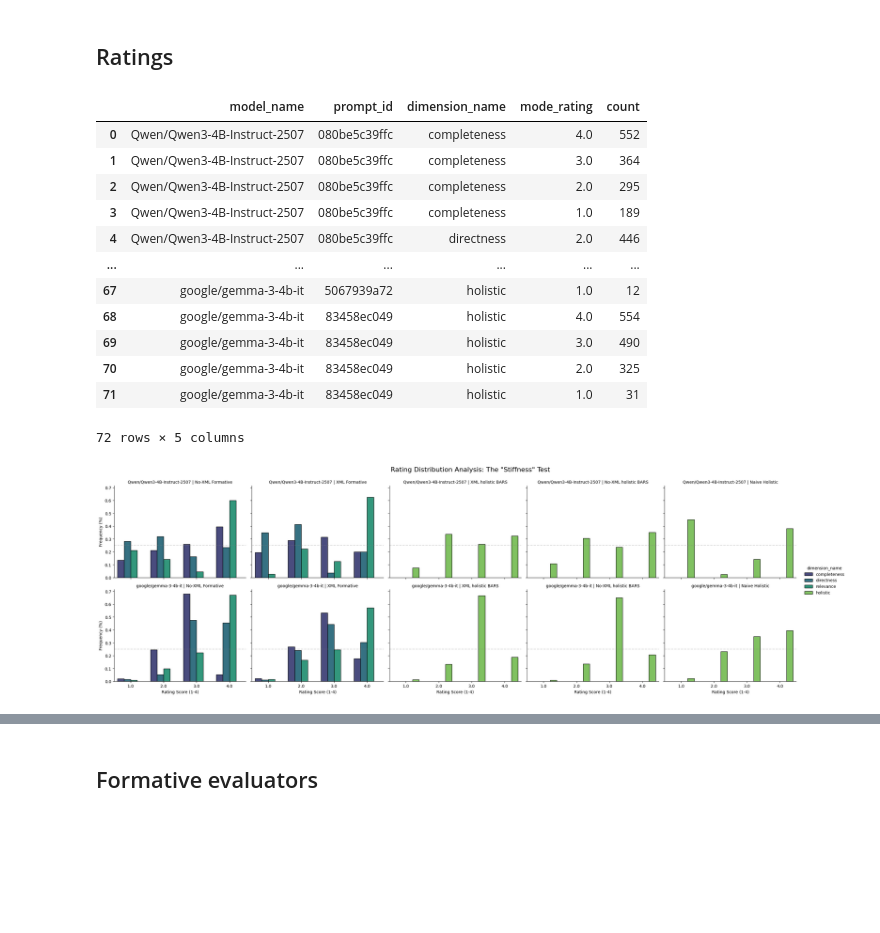
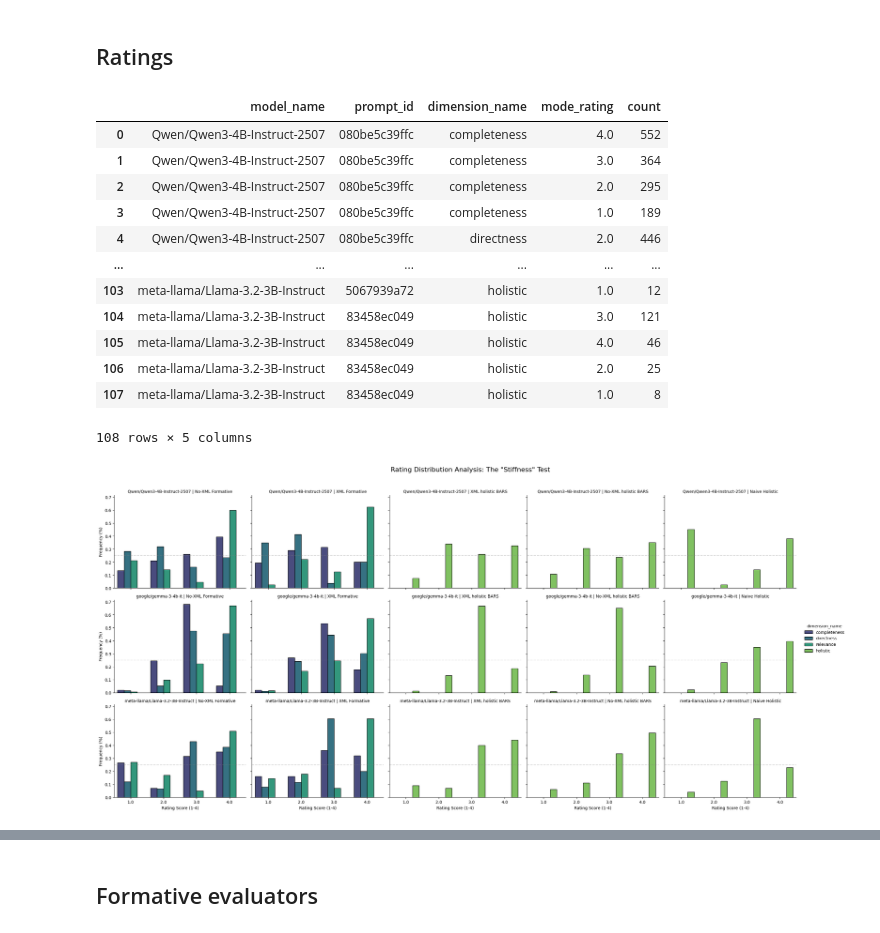
Before and after one commit to wouterbarter/AI_thesis_public, a Jupyter notebook: notebooks/QA_McGill_analysis.ipynb, the cells around one changed output, grey strips where cells are left out. Drawn from its saved outputs; the diff is of its cells as text; code cells hidden in the pictures; blank space fills up the shorter version.

```diff
--- a/notebooks/QA_McGill_analysis.ipynb
+++ b/notebooks/QA_McGill_analysis.ipynb
@@ -160,7 +144,8 @@ final_df['is_xml'] = final_df['prompt_description'].apply(
 
 # Extract Prompt Type (Holistic vs Formative)
 final_df['prompt_type'] = final_df['prompt_description'].apply(
-    lambda x: "formative" if "formative" in str(x) else ("holistic" if "holistic" in str(x) else "unknown")
+    lambda x: "formative" if "formative" in str(x) else (
+        "holistic" if "holistic" in str(x) else "unknown")
 )
 
 # Extract Method (BARS vs Baseline)
@@ -196,7 +181,8 @@ final_df['llm_disagreement_avg'] = (
 # %% [markdown]
 - difference between mean and mode rating
 # %%
-final_df['diff_mean_mode'] = abs(final_df['mean_rating'] - final_df['mode_rating'])
+final_df['diff_mean_mode'] = abs(
+    final_df['mean_rating'] - final_df['mode_rating'])
 # %% [markdown]
 - Token counts
 # %%
@@ -286,12 +274,12 @@ final_df.groupby(experimental_groups)[
 | 3 | Qwen/Qwen3-4B-Instruct-2507 | 080be5c39ffc | completeness | 1.0 | 189 |
 | 4 | Qwen/Qwen3-4B-Instruct-2507 | 080be5c39ffc | directness | 2.0 | 446 |
 | ... | ... | ... | ... | ... | ... |
-| 67 | google/gemma-3-4b-it | 5067939a72 | holistic | 1.0 | 12 |
-| 68 | google/gemma-3-4b-it | 83458ec049 | holistic | 4.0 | 554 |
-| 69 | google/gemma-3-4b-it | 83458ec049 | holistic | 3.0 | 490 |
-| 70 | google/gemma-3-4b-it | 83458ec049 | holistic | 2.0 | 325 |
-| 71 | google/gemma-3-4b-it | 83458ec049 | holistic | 1.0 | 31 |
+| 103 | meta-llama/Llama-3.2-3B-Instruct | 5067939a72 | holistic | 1.0 | 12 |
+| 104 | meta-llama/Llama-3.2-3B-Instruct | 83458ec049 | holistic | 3.0 | 121 |
+| 105 | meta-llama/Llama-3.2-3B-Instruct | 83458ec049 | holistic | 4.0 | 46 |
+| 106 | meta-llama/Llama-3.2-3B-Instruct | 83458ec049 | holistic | 2.0 | 25 |
+| 107 | meta-llama/Llama-3.2-3B-Instruct | 83458ec049 | holistic | 1.0 | 8 |
-72 rows × 5 columns
+108 rows × 5 columns
 # %%
 import pandas as pd
 import seaborn as sns
@@ -302,7 +290,8 @@ experimental_groups = ['model_name', 'prompt_id', 'dimension_name']
 
 # 2. Calculate Normalized Counts (Percentage distribution of ratings 1-4)
 # We use normalize=True to get percentages, which is better for comparing distributions
-rating_dist = final_df.groupby(experimental_groups)['mode_rating'].value_counts(normalize=True).reset_index(name='percentage')
+rating_dist = final_df.groupby(experimental_groups)['mode_rating'].value_counts(
+    normalize=True).reset_index(name='percentage')
 
 # 3. Map Prompt IDs to Readable Names (using your specific IDs)
 prompt_map = {
@@ -314,33 +303,34 @@ prompt_map = {
 }
 rating_dist['Prompt Type'] = rating_dist['prompt_id'].map(prompt_map)
 
 # 4. Create the Plot
 # Catplot allows us to Grid the data by Model (Row) and Prompt (Col)
 g = sns.catplot(
     data=rating_dist,
     x='mode_rating',       # X-axis: The Rating (1, 2, 3, 4)
     y='percentage',        # Y-axis: Frequency
     hue='dimension_name',  # Color: The Dimension
     col='Prompt Type',     # Columns: Prompt Strategy
     row='model_name',      # Rows: Model Architecture
     kind='bar',
     height=4,
     aspect=1.2,
     palette='viridis',
     edgecolor='black'      # Adds a border to bars for readability
 )
 
 # 5. Formatting
 g.fig.subplots_adjust(top=0.9)
-g.fig.suptitle('Rating Distribution Analysis: The "Stiffness" Test', fontsize=16)
+g.fig.suptitle(
+    'Rating Distribution Analysis: The "Stiffness" Test', fontsize=16)
 g.set_axis_labels("Rating Score (1-4)", "Frequency (%)")
 g.set_titles(row_template="{row_name}", col_template="{col_name}")
 
 # Add a reference line for "Even Distribution" (25%) if desired
 for ax in g.axes.flat:
     ax.axhline(0.25, ls='--', color='gray', alpha=0.3)
 
 plt.show()
 # %% [output]
-[figure, old version]
+[figure, new version]
 # %%
```
Also changed, not shown: parts of 51 cells of this notebook, 45 other files.
